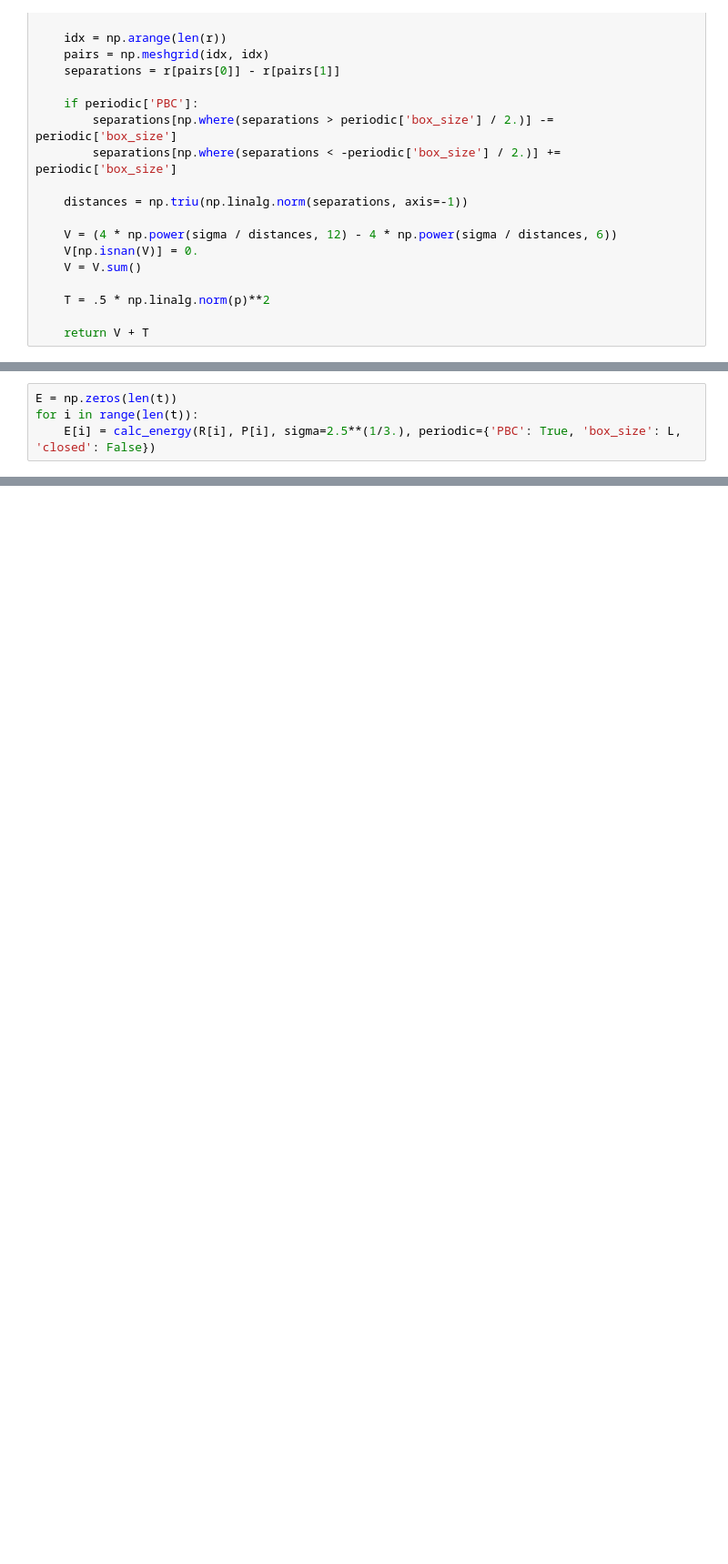
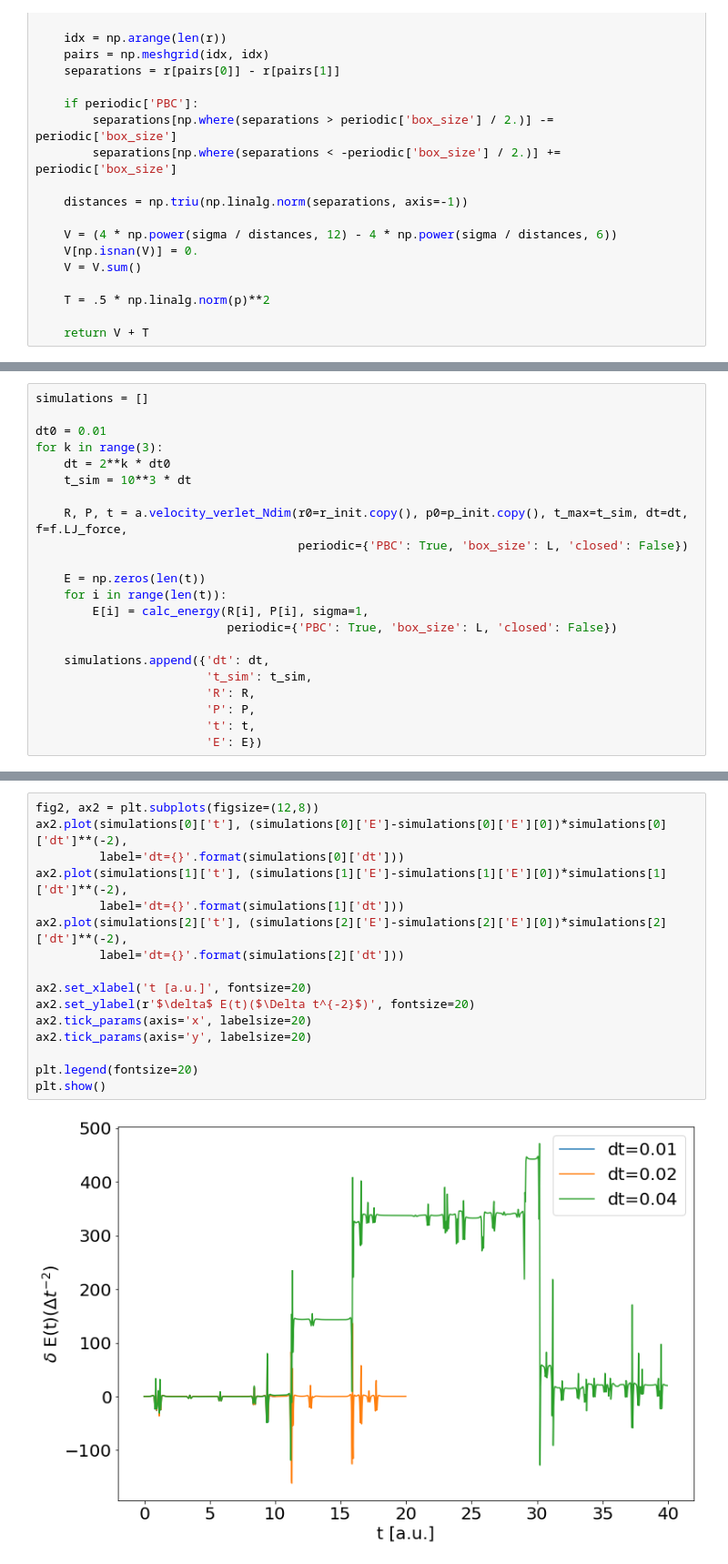
Before and after one commit to e-richter/molecular_simulations, a Jupyter notebook: exam-1.ipynb, the cells around one changed output, grey strips where cells are left out. Shown at 91% size. Drawn from its saved outputs; the diff is of its cells as text; blank space fills up the shorter version.

```diff
--- a/exam-1.ipynb
+++ b/exam-1.ipynb
@@ -78,4 +75,22 @@ R, P, t = a.BABAB_Ndim(r0, p0, t_max, dt0, f.LJ_force, lam, thermal_noise=False,
 # %%
-E = np.zeros(len(t))
-for i in range(len(t)):
-    E[i] = calc_energy(R[i], P[i], sigma=2.5**(1/3.), periodic={'PBC': True, 'box_size': L, 'closed': False})
+simulations = []
+
+dt0 = 0.01
+for k in range(3):
+    dt = 2**k * dt0
+    t_sim = 10**3 * dt
+
+    R, P, t = a.velocity_verlet_Ndim(r0=r_init.copy(), p0=p_init.copy(), t_max=t_sim, dt=dt, f=f.LJ_force,
+                                     periodic={'PBC': True, 'box_size': L, 'closed': False})
+
+    E = np.zeros(len(t))
+    for i in range(len(t)):
+        E[i] = calc_energy(R[i], P[i], sigma=1,
+                           periodic={'PBC': True, 'box_size': L, 'closed': False})
+
+    simulations.append({'dt': dt,
+                        't_sim': t_sim,
+                        'R': R,
+                        'P': P,
+                        't': t,
+                        'E': E})
@@ -86,0 +140,18 @@ plt.plot(t, E-E[0])
+# %%
+fig2, ax2 = plt.subplots(figsize=(12,8))
+ax2.plot(simulations[0]['t'], (simulations[0]['E']-simulations[0]['E'][0])*simulations[0]['dt']**(-2),
+         label='dt={}'.format(simulations[0]['dt']))
+ax2.plot(simulations[1]['t'], (simulations[1]['E']-simulations[1]['E'][0])*simulations[1]['dt']**(-2),
+         label='dt={}'.format(simulations[1]['dt']))
+ax2.plot(simulations[2]['t'], (simulations[2]['E']-simulations[2]['E'][0])*simulations[2]['dt']**(-2),
+         label='dt={}'.format(simulations[2]['dt']))
+
+ax2.set_xlabel('t [a.u.]', fontsize=20)
+ax2.set_ylabel(r'$\delta$ E(t)($\Delta t^{-2}$)', fontsize=20)
+ax2.tick_params(axis='x', labelsize=20)
+ax2.tick_params(axis='y', labelsize=20)
+
+plt.legend(fontsize=20)
+plt.show()
+# %% [output]
+[figure, added]
```
Also changed, not shown: parts of 14 cells of this notebook.
